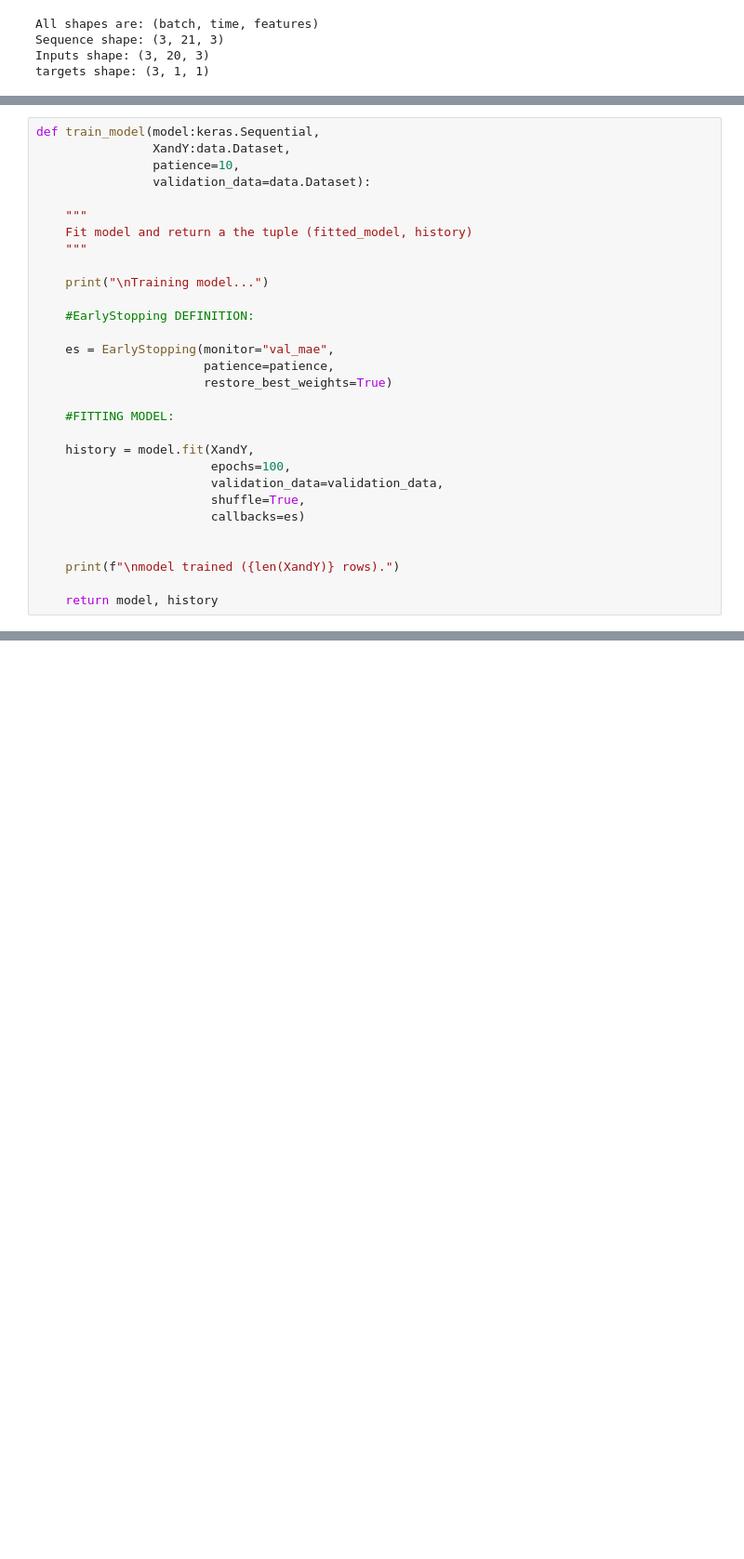
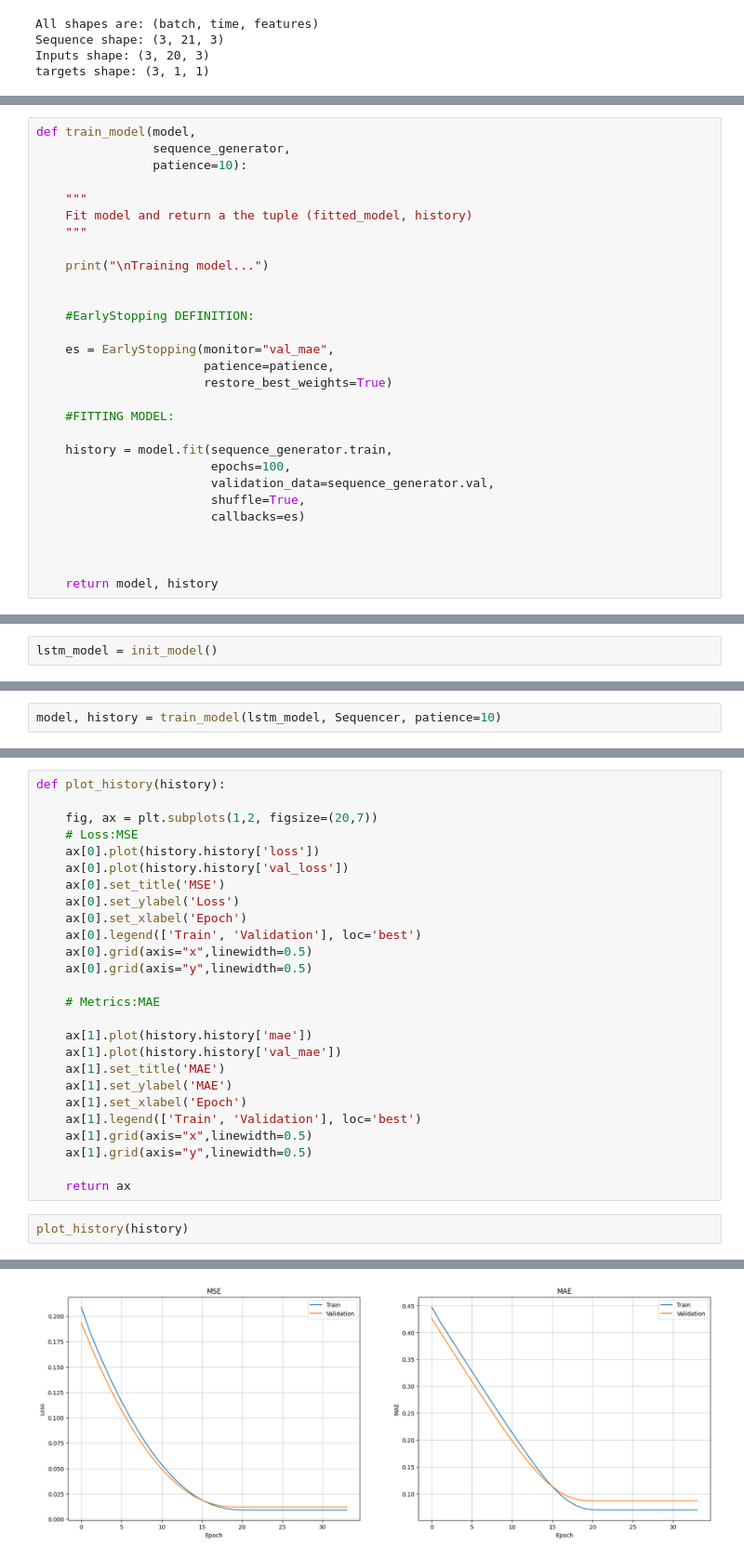
Before and after one commit to LeibnizianOptimist/bdi_predict_v2, a Jupyter notebook: notebooks/Model Testing version 2.ipynb, the cells around one changed output, grey strips where cells are left out. Shown: that part at 93% size. Drawn from its saved outputs; the diff is of its cells as text; blank space fills up the shorter version.

```diff
--- a/notebooks/Model Testing version 2.ipynb
+++ b/notebooks/Model Testing version 2.ipynb
@@ -174,16 +207,16 @@ def init_model():
 
     return model
 # %%
-def train_model(model:keras.Sequential,
-                XandY:data.Dataset,
-                patience=10,
-                validation_data=data.Dataset):
+def train_model(model,
+                sequence_generator,
+                patience=10):
 
     """
     Fit model and return a the tuple (fitted_model, history)
     """
 
     print("\nTraining model...")
+
 
     #EarlyStopping DEFINITION:
 
@@ -193,13 +226,12 @@ def train_model(model:keras.Sequential,
 
     #FITTING MODEL:
 
-    history = model.fit(XandY,
+    history = model.fit(sequence_generator.train,
                         epochs=100,
-                        validation_data=validation_data,
+                        validation_data=sequence_generator.val,
                         shuffle=True,
                         callbacks=es)
 
 
-    print(f"\nmodel trained ({len(XandY)} rows).")
 
     return model, history
@@ -207,0 +238,2 @@ df = pd.read_csv("../data/cleaned_data.csv")
+# %%
+lstm_model = init_model()
@@ -207,0 +246,2 @@ df = pd.read_csv("../data/cleaned_data.csv")
+# %%
+model, history = train_model(lstm_model, Sequencer, patience=10)
@@ -207,0 +273,29 @@ df = pd.read_csv("../data/cleaned_data.csv")
+# %%
+def plot_history(history):
+
+    fig, ax = plt.subplots(1,2, figsize=(20,7))
+    # Loss:MSE
+    ax[0].plot(history.history['loss'])
+    ax[0].plot(history.history['val_loss'])
+    ax[0].set_title('MSE')
+    ax[0].set_ylabel('Loss')
+    ax[0].set_xlabel('Epoch')
+    ax[0].legend(['Train', 'Validation'], loc='best')
+    ax[0].grid(axis="x",linewidth=0.5)
+    ax[0].grid(axis="y",linewidth=0.5)
+
+    # Metrics:MAE
+
+    ax[1].plot(history.history['mae'])
+    ax[1].plot(history.history['val_mae'])
+    ax[1].set_title('MAE')
+    ax[1].set_ylabel('MAE')
+    ax[1].set_xlabel('Epoch')
+    ax[1].legend(['Train', 'Validation'], loc='best')
+    ax[1].grid(axis="x",linewidth=0.5)
+    ax[1].grid(axis="y",linewidth=0.5)
+
+    return ax
+# %%
+plot_history(history)
+# %% [output]
@@ -207,0 +305 @@ df = pd.read_csv("../data/cleaned_data.csv")
+[figure, added]
```
Also changed, not shown: parts of 24 cells of this notebook, 2 other files.
